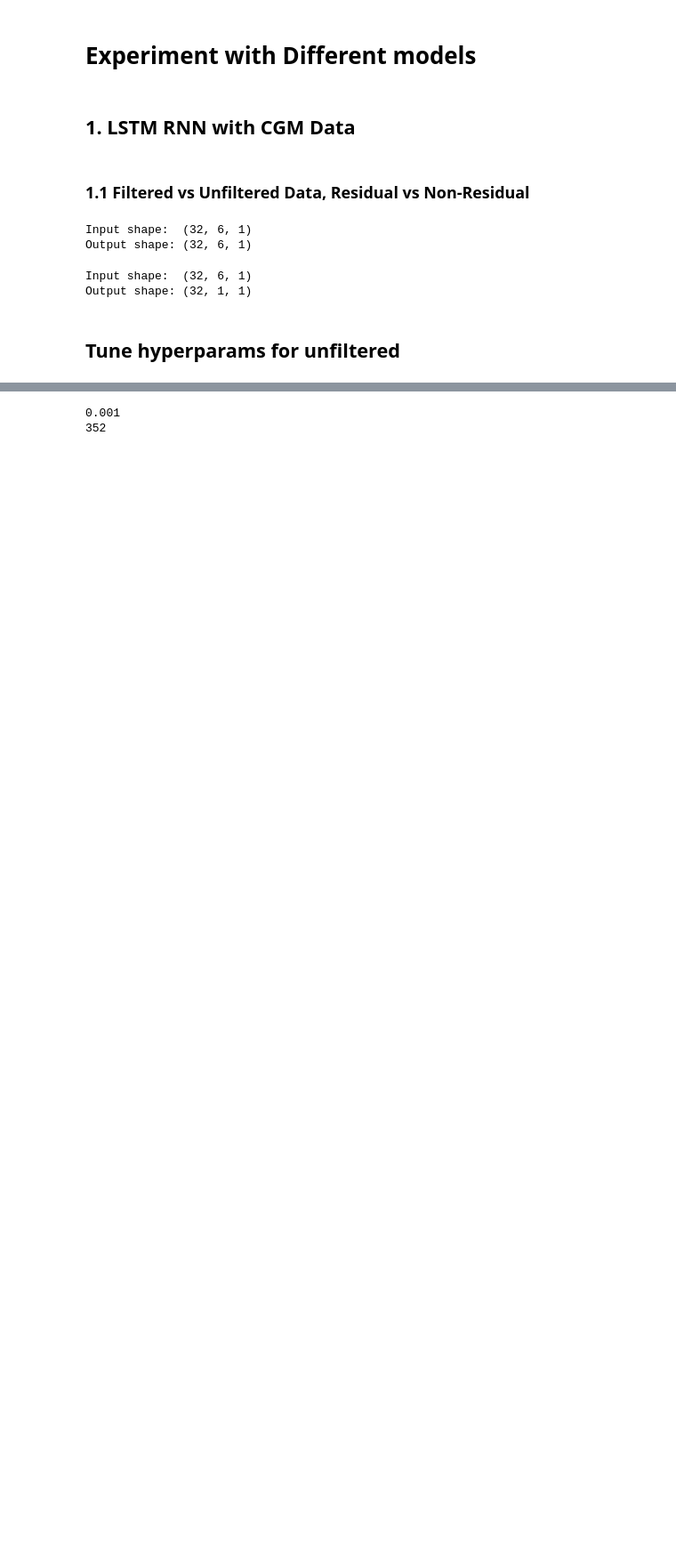
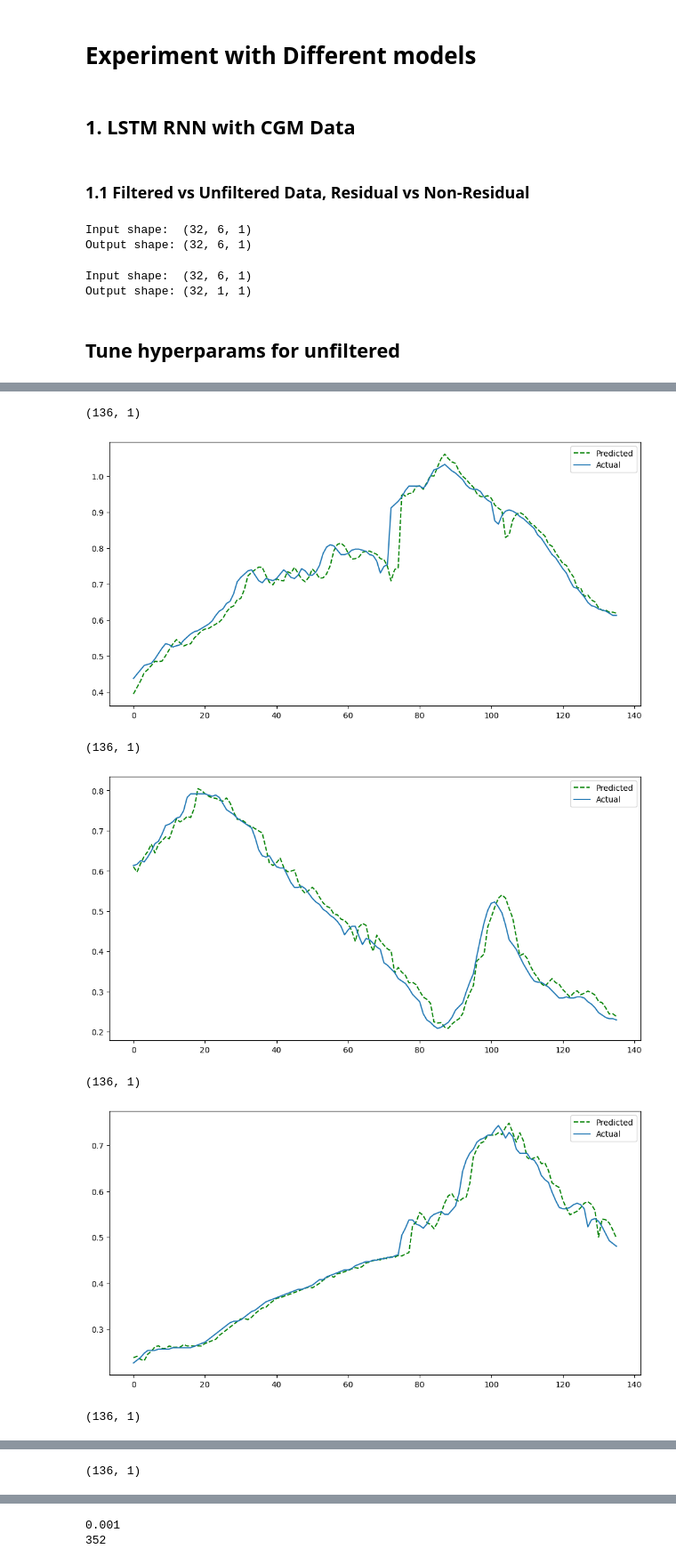
Before and after one commit to Zumbergz/BGLPredictor, a Jupyter notebook: code/BGPrediction.ipynb, the cells around one changed output, grey strips where cells are left out. Shown at 89% size. Cells and saved outputs as stored; diff of their text form; code cells hidden in the pictures; blank space fills up the shorter version.

```diff
--- a/code/BGPrediction.ipynb
+++ b/code/BGPrediction.ipynb
@@ -465,0 +521,4 @@ best_hps=tuner.get_best_hyperparameters(num_trials=1)[0]
+# %%
+pred = create_range(6, no_bolus(all_train_normed[2]), no_bolus(all_test_normed[2]), prev=6)
+# %%
+scaler = scalers[2]
@@ -465,0 +533,2 @@ best_hps=tuner.get_best_hyperparameters(num_trials=1)[0]
+# %%
+fit_normalised_model(lstm, pred, scaler, lr=1e-3, MAX_EPOCHS=30)
@@ -465,0 +606,2 @@ best_hps=tuner.get_best_hyperparameters(num_trials=1)[0]
+# %%
+fit_normalised_model(lstm, pred, scaler, lr=1e-3, MAX_EPOCHS=20)
@@ -465,0 +632,10 @@ best_hps=tuner.get_best_hyperparameters(num_trials=1)[0]
+# %%
+plot_model_predictions(lstm, pred, num_graphs=20)
+# %% [output]
+(136, 1)
+[figure, added]
+(136, 1)
+[figure, added]
+(136, 1)
+[figure, added]
+(136, 1)
@@ -465,0 +643 @@ best_hps=tuner.get_best_hyperparameters(num_trials=1)[0]
+(136, 1)
```
Also changed, not shown: parts of 46 cells of this notebook.
